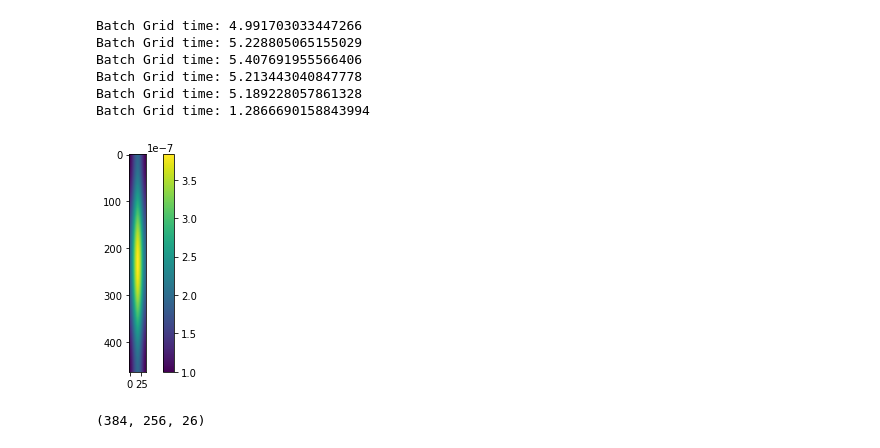
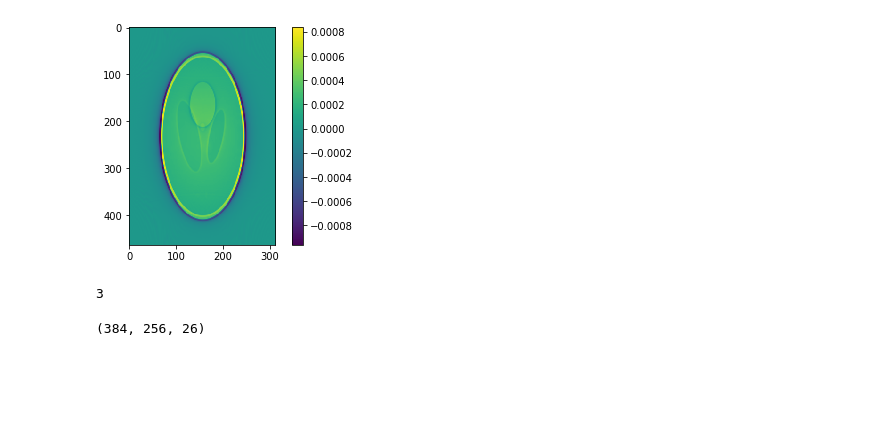
Before and after one commit to nicholas-zhu/MRI_tools, a Jupyter notebook: Untitled.ipynb, the cells around one changed output. Cells and saved outputs as stored; diff of their text form; code cells hidden in the pictures; blank space fills up the shorter version.

```diff
--- a/Untitled.ipynb
+++ b/Untitled.ipynb
@@ -38,21 +45,12 @@ Est. kspace size: [[-232  232]
-# %%
-image = NFT.adjoint(data)
-#image_t = NFT.ATA(image)
-# %% [output]
-Batch Grid time: 4.991703033447266
-Batch Grid time: 5.228805065155029
-Batch Grid time: 5.407691955566406
-Batch Grid time: 5.213443040847778
-Batch Grid time: 5.189228057861328
-Batch Grid time: 1.2866690158843994
-# %%
-image_c = image/(NFT.KB_win+np.finfo(np.float64).eps)
-plt.imshow(np.real(NFT.KB_win[:,100,:]))
-plt.ioff()
-plt.colorbar()
-plt.show()
-# %% [output]
-[figure, removed]
+# %%
+plt.imshow(np.real(image[:,:,20]),vmin=None,vmax=None)
+plt.ion()
+plt.colorbar()
+plt.show()
+len(image[:,:,1:-1:10].shape)
+# %% [output]
+[figure, added]
+3
 # %%
 image1 = cfl.readcfl('phantom_img')
 print(image1.shape)
```
Also changed, not shown: parts of 8 cells of this notebook.
